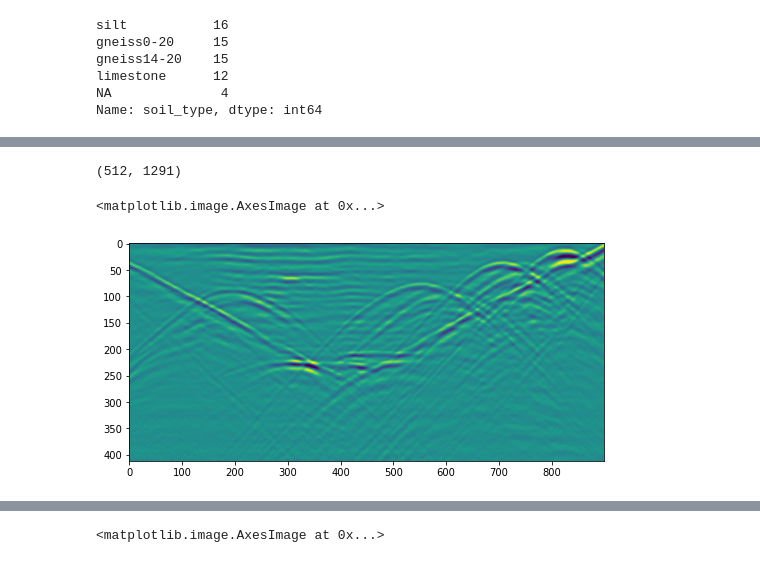
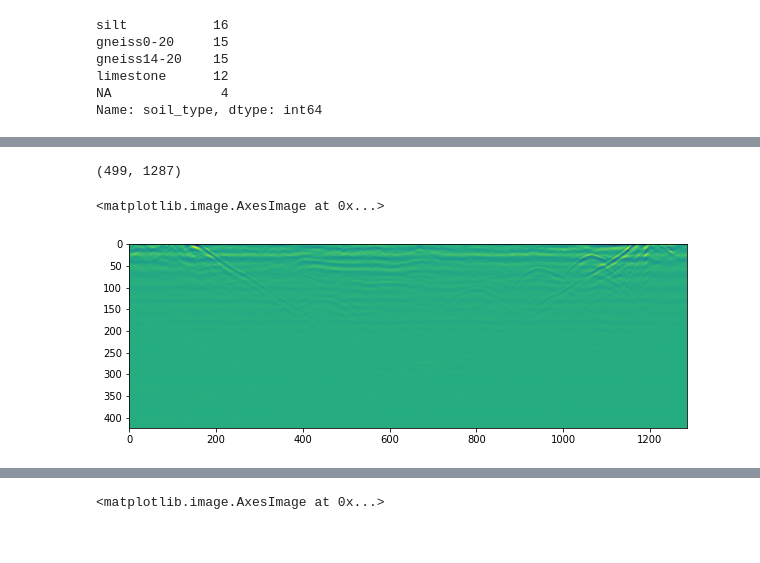
Before and after one commit to jeanruggiero/masters-thesis, a Jupyter notebook: DataExploration.ipynb, the cells around one changed output, grey strips where cells are left out. Cells and saved outputs as stored; diff of their text form; code cells hidden in the pictures.

```diff
--- a/DataExploration.ipynb
+++ b/DataExploration.ipynb
@@ -100,13 +100,13 @@ m[m['profile'] == 11]
 | 57 | 900 | f24336ee-fba2-49d1-8a98-8d0afb980eb0 | 11 | 60 | True | 512 | 1518 | NaN | ... |
 | 61 | 200 | f767b597-ba79-4d3c-b5cf-6599acfede84 | 11 | 100 | False | 1024 | 4922 | 24.610000 | ... |
 # %%
-s = read_scan('2bc1088f-21b3-4f54-a083-668c277ff915')
+s = read_scan('32276cf2-9854-4f96-81fb-6490e3153c9d')
 # %%
 s.shape
 # %% [output]
-(512, 1291)
+(499, 1287)
 # %%
-plt.imshow(s[100:,200:1100])
+plt.imshow(s[75:,:])
 # %% [output]
 <matplotlib.image.AxesImage at 0x...>
-[figure, old version]
+[figure, new version]
```
Also changed, not shown: parts of 2 cells of this notebook, 8 other files.
